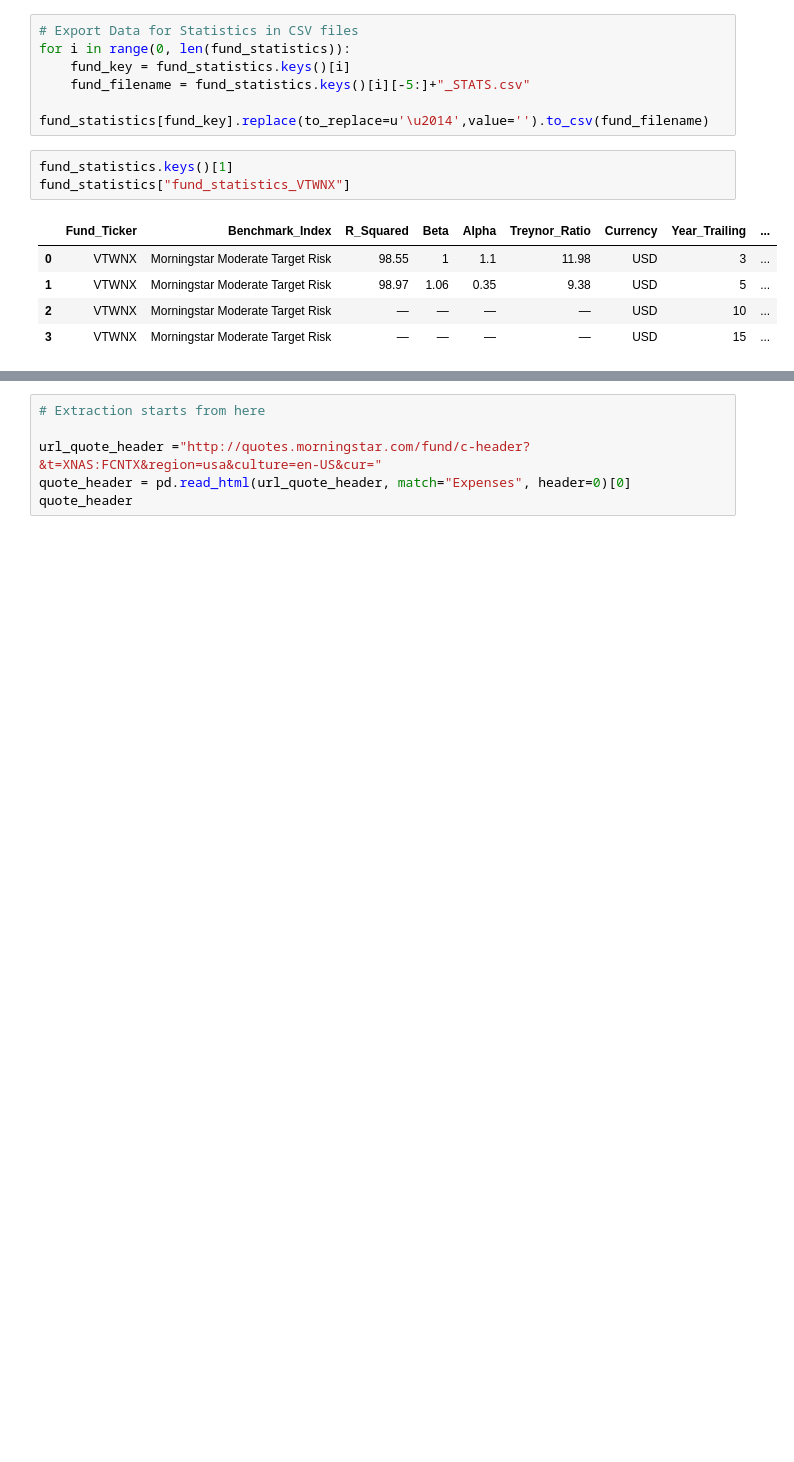
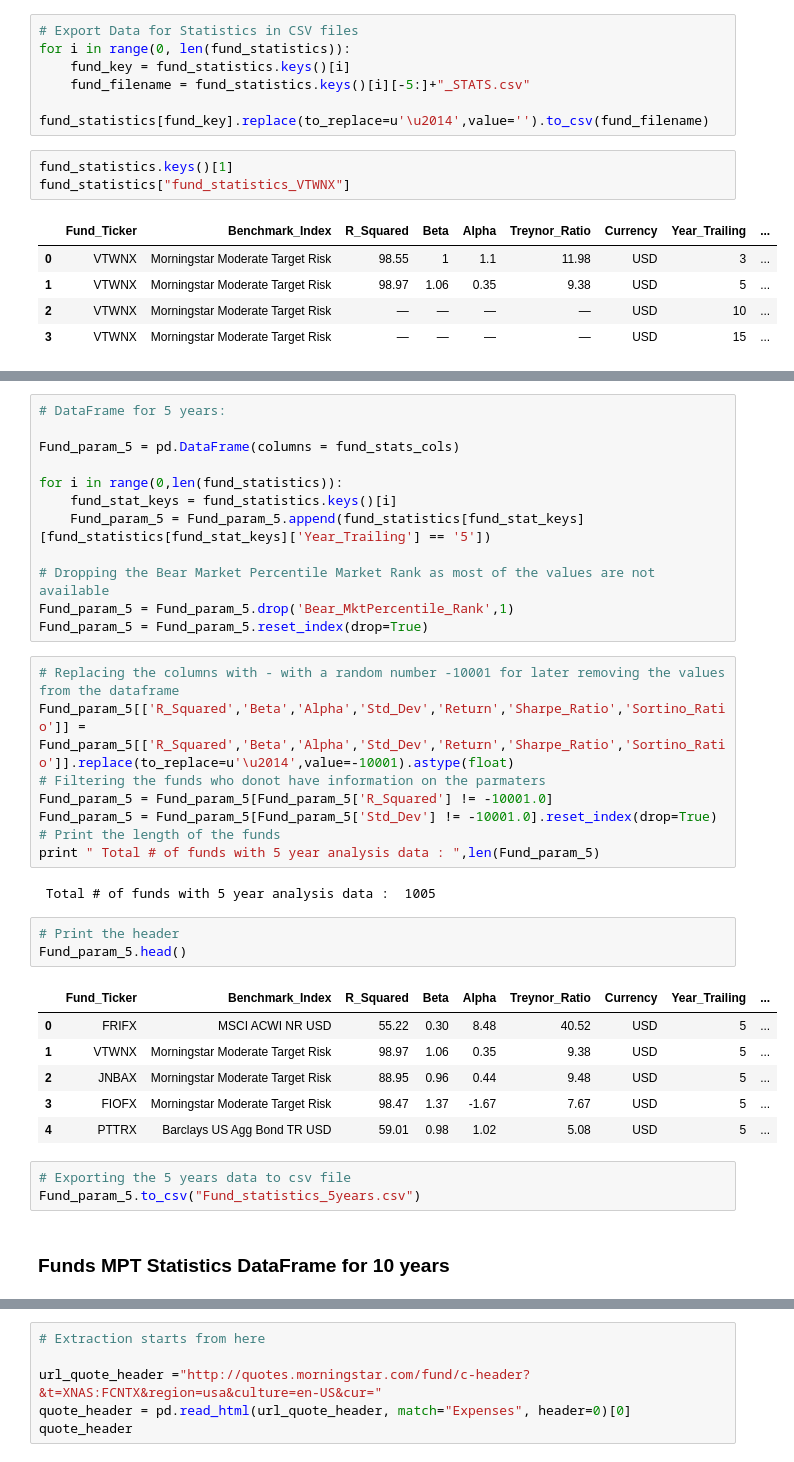
Before and after one commit to rupeshmore85/cs109_Fund_Analytics, a Jupyter notebook: Python_Code/Final_Project_Code.ipynb, the cells around one changed output, grey strips where cells are left out. Cells and saved outputs as stored; diff of their text form; blank space fills up the shorter version.

```diff
--- a/Python_Code/Final_Project_Code.ipynb
+++ b/Python_Code/Final_Project_Code.ipynb
@@ -575,0 +578,37 @@ Fund_param_3 = Fund_param_3[Fund_param_3['R_Squared'] != -10001.0]
+# %%
+# DataFrame for 5 years:
+
+Fund_param_5 = pd.DataFrame(columns = fund_stats_cols)
+
+for i in range(0,len(fund_statistics)):
+    fund_stat_keys = fund_statistics.keys()[i]
+    Fund_param_5 = Fund_param_5.append(fund_statistics[fund_stat_keys][fund_statistics[fund_stat_keys]['Year_Trailing'] == '5'])
+
+# Dropping the Bear Market Percentile Market Rank as most of the values are not available
+Fund_param_5 = Fund_param_5.drop('Bear_MktPercentile_Rank',1)
+Fund_param_5 = Fund_param_5.reset_index(drop=True)
+# %%
+# Replacing the columns with - with a random number -10001 for later removing the values from the dataframe
+Fund_param_5[['R_Squared','Beta','Alpha','Std_Dev','Return','Sharpe_Ratio','Sortino_Ratio']] = Fund_param_5[['R_Squared','Beta','Alpha','Std_Dev','Return','Sharpe_Ratio','Sortino_Ratio']].replace(to_replace=u'\u2014',value=-10001).astype(float)
+# Filtering the funds who donot have information on the parmaters
+Fund_param_5 = Fund_param_5[Fund_param_5['R_Squared'] != -10001.0]
+Fund_param_5 = Fund_param_5[Fund_param_5['Std_Dev'] != -10001.0].reset_index(drop=True)
+# Print the length of the funds
+print " Total # of funds with 5 year analysis data : ",len(Fund_param_5)
+# %% [output]
+ Total # of funds with 5 year analysis data :  1005
+# %%
+# Print the header
+Fund_param_5.head()
+# %% [output]
+|  | Fund_Ticker | Benchmark_Index | R_Squared | Beta | Alpha | Treynor_Ratio | Currency | Year_Trailing | ... |
+| 0 | FRIFX | MSCI ACWI NR USD | 55.22 | 0.30 | 8.48 | 40.52 | USD | 5 | ... |
+| 1 | VTWNX | Morningstar Moderate Target Risk | 98.97 | 1.06 | 0.35 | 9.38 | USD | 5 | ... |
+| 2 | JNBAX | Morningstar Moderate Target Risk | 88.95 | 0.96 | 0.44 | 9.48 | USD | 5 | ... |
+| 3 | FIOFX | Morningstar Moderate Target Risk | 98.47 | 1.37 | -1.67 | 7.67 | USD | 5 | ... |
+| 4 | PTTRX | Barclays US Agg Bond TR USD | 59.01 | 0.98 | 1.02 | 5.08 | USD | 5 | ... |
+# %%
+# Exporting the 5 years data to csv file
+Fund_param_5.to_csv("Fund_statistics_5years.csv")
+# %% [markdown]
+### Funds MPT Statistics DataFrame for 10 years
```
Also changed, not shown: parts of 28 cells of this notebook.
